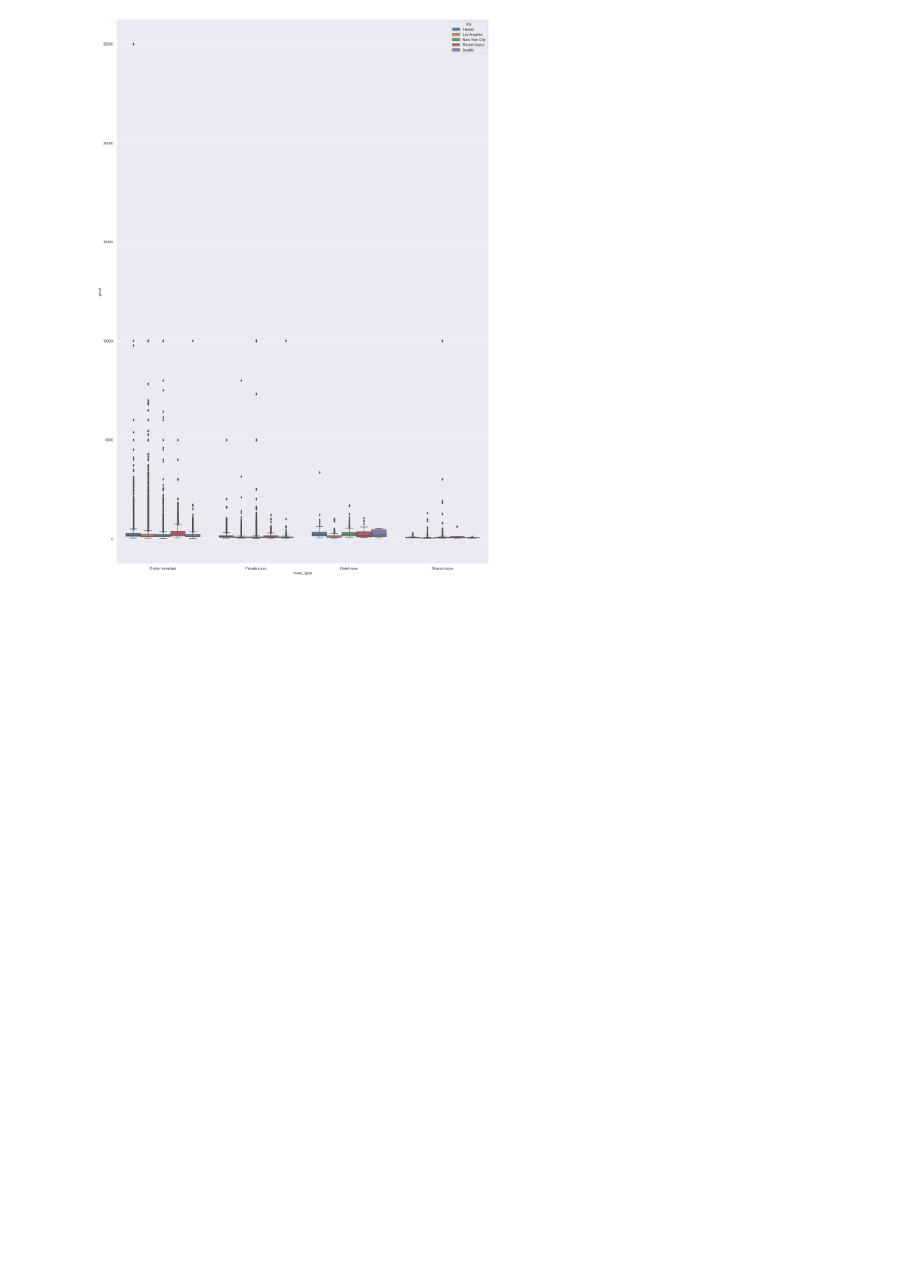
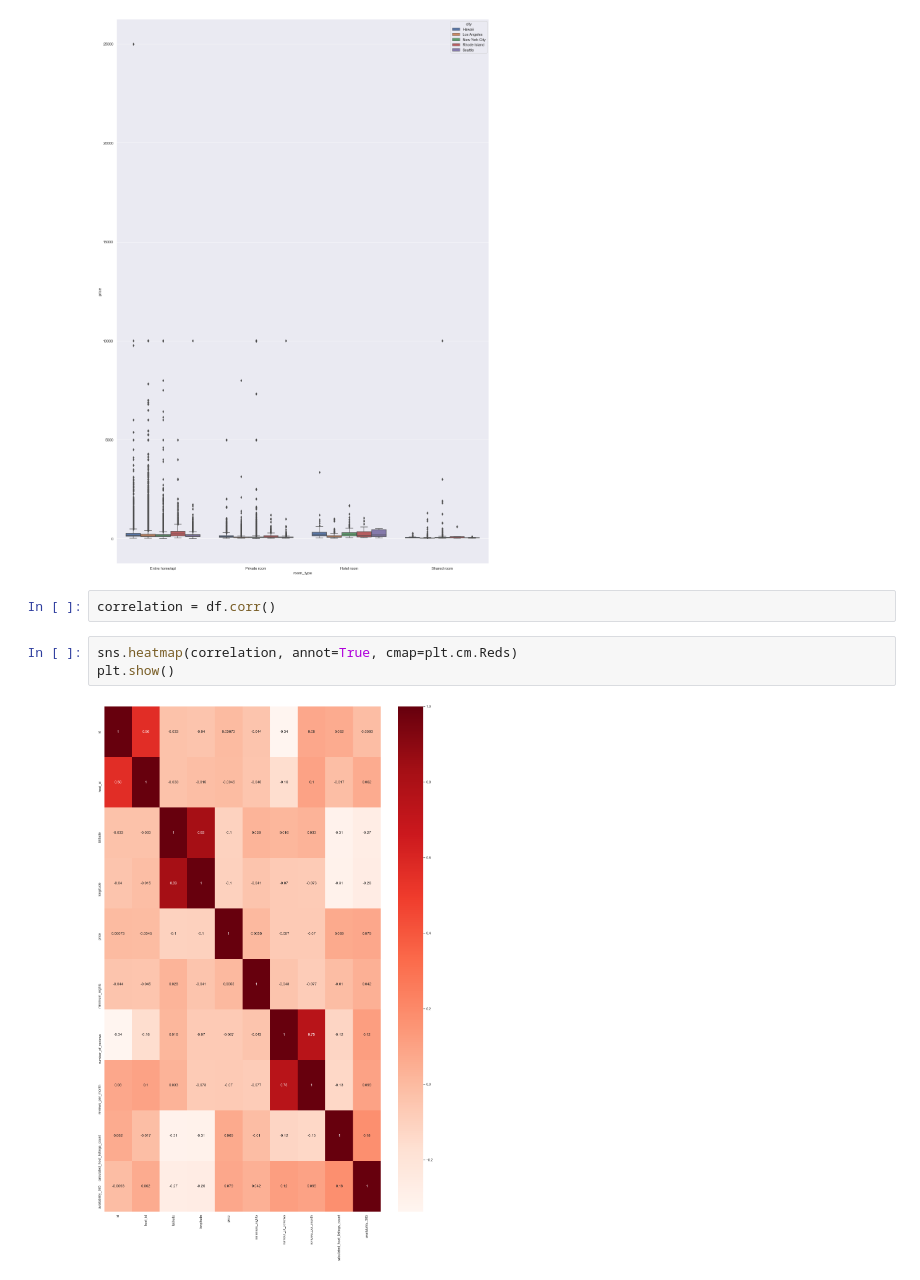
Before and after one commit to malakmosly/Capstone2, a Jupyter notebook: Airbnb Data EDA.ipynb, the cells around one changed output. Cells and saved outputs as stored; diff of their text form; blank space fills up the shorter version.

```diff
--- a/Airbnb Data EDA.ipynb
+++ b/Airbnb Data EDA.ipynb
@@ -73,3 +73,10 @@ sns.boxplot(data=df, x='room_type', y='price', hue='city')
 # %% [output]
 <AxesSubplot:xlabel='room_type', ylabel='price'>
 [figure]
+# %%
+correlation = df.corr()
+# %%
+sns.heatmap(correlation, annot=True, cmap=plt.cm.Reds)
+plt.show()
+# %% [output]
+[figure, added]
```
Also changed, not shown: parts of 1 cell of this notebook.
